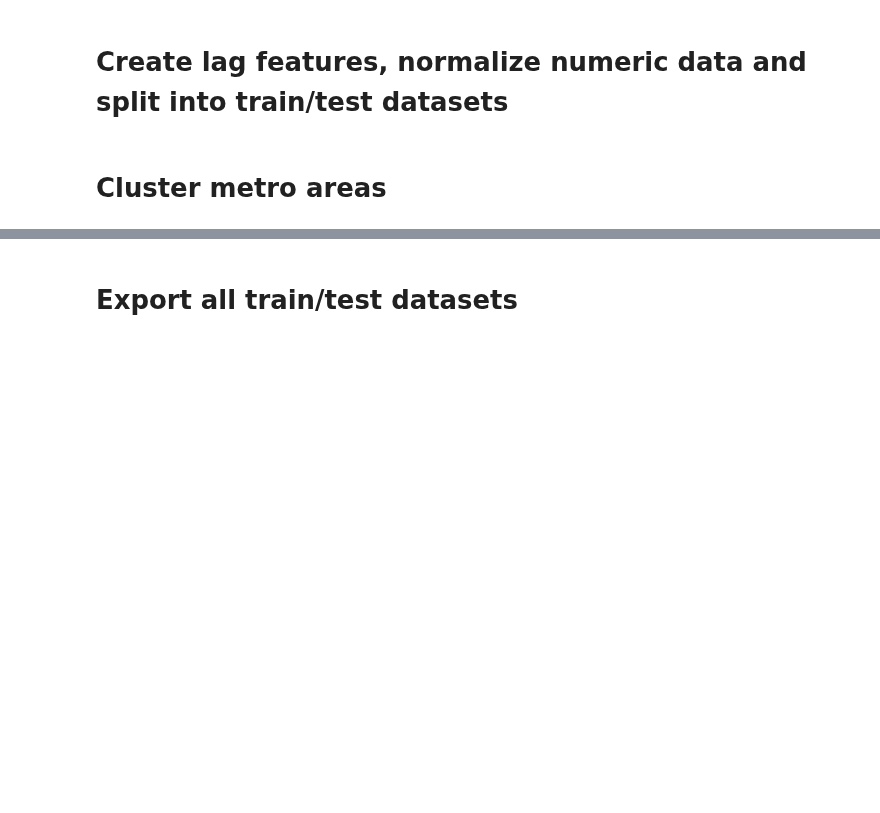
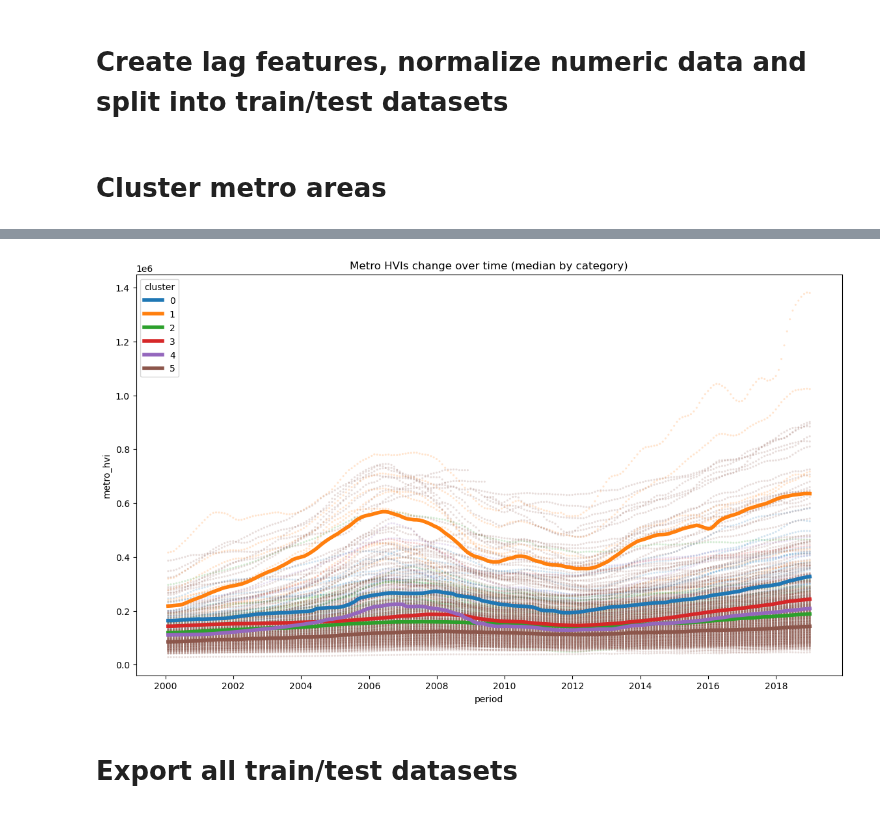
Before and after one commit to boc410/Home-Value-Index-Prediction, a Jupyter notebook: Notebooks/Preprocessing.ipynb, the cells around one changed output, grey strips where cells are left out. Saved outputs shown, nothing was run; the diff lists cells and outputs as text; code cells hidden in the pictures; blank space fills up the shorter version.

Commit message:
added visualization of clustering

```diff
--- a/Notebooks/Preprocessing.ipynb
+++ b/Notebooks/Preprocessing.ipynb
@@ -258,4 +261,6 @@ for sample_df in sample_dfs:
     #Add clusters and generate dummy columns
     sample_dfs[sample_df] = sample_dfs[sample_df].drop(columns=drop_cols)
     sample_dfs[sample_df]['cluster'] = sample_dfs[sample_df]['metro_id'].map(metro_clusters_dict).fillna(5).astype('int') #add 6th cluster for missing metros
+    if sample_df == 'metro_samp_val_train_normalized':
+        metro_clusters_viz_df = sample_dfs[sample_df]
     sample_dfs[sample_df] = pd.get_dummies(sample_dfs[sample_df],columns=['cluster'], drop_first=True)
@@ -262,3 +283,16 @@ for sample_df in sample_dfs:
+# %%
+fig, ax = plt.subplots(figsize=(14,8))
+x='period'
+y='metro_hvi'
+hue='cluster'
+metro_clusters_viz_df['cluster'] = metro_clusters_viz_df['cluster'].astype('str')
+metro_clusters_viz_df = metro_clusters_viz_df.sort_values('cluster')
+sns.scatterplot(data=metro_clusters_viz_df, x=x, y=y, hue=hue, s=5, alpha=.2, ax=ax, legend=False)
+sns.lineplot(data=metro_clusters_viz_df.groupby([x,hue]).agg({y:'median'}), x=x, y=y, hue=hue, linewidth=4, ax=ax)
+plt.title('Metro HVIs change over time (median by category)')
+plt.show()
+# %% [output]
+[figure, added]
 # %% [markdown]
 # Export all train/test datasets
 # %%
```
Also changed, not shown: parts of 2 cells of this notebook.
